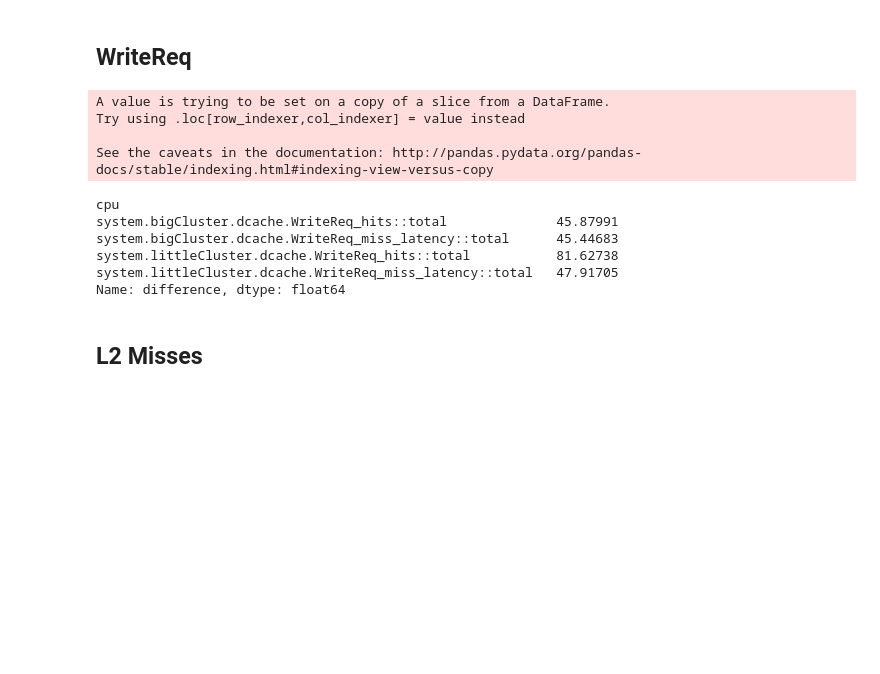
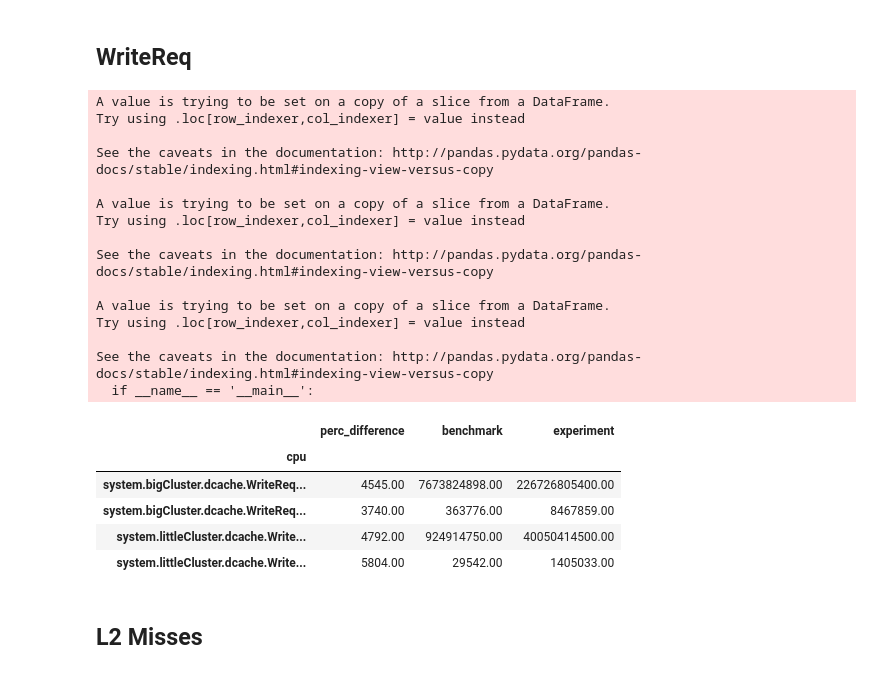
Before and after one commit to Maddy12/CDA5106_Group52019, a Jupyter notebook: FinalProjectStats.ipynb, the cells around one changed output. Drawn from its saved outputs; the diff is of its cells as text; code cells hidden in the pictures; blank space fills up the shorter version.

```diff
--- a/FinalProjectStats.ipynb
+++ b/FinalProjectStats.ipynb
@@ -92,9 +92,13 @@ pd.options.display.float_format = '{:.5f}'.format
 def get_difference(cols):
     df = all_results_df.loc[all_results_df['cpu'].isin(cols)]
     # hits = hits[(hits['canneal_exp0_run1'] > hits['canneal_exp1_run1']) & ~(hits['canneal_exp0_run1'].isnull())]
-    df['difference'] = (df['canneal_exp1_run1'].astype(float) - df['canneal_exp0_run1'].astype(float))/df['canneal_exp0_run1'].astype(float)
-    df = df.groupby('cpu').difference.mean()#.reset_index()
-    return df
+    df['perc_difference'] = ((df['canneal_exp1_run1'].astype(float) - df['canneal_exp0_run1'].astype(float))/df['canneal_exp0_run1'].astype(float))*100
+    res = df.groupby('cpu').perc_difference.mean()#.reset_index()
+    df['benchmark'] = df['canneal_exp0_run1'].astype(float)
+    df['experiment'] = df['canneal_exp1_run1'].astype(float)
+    final = pd.concat([res, df.groupby('cpu').benchmark.mean(), df.groupby('cpu').experiment.mean()], axis=1)
+    pd.options.display.float_format = '{:.2f}'.format
+    return final.round()
 # %%
 all_results_df[(all_results_df['canneal_exp1_run1'] != all_results_df['canneal_exp2_run1']) & ~(all_results_df['canneal_exp1_run1'].isnull())]
 # %% [output]
@@ -182,24 +215,35 @@ Name: difference, dtype: float64
 ## WriteReq
 # %%
 cols = [
-    "system.bigCluster.dcache.WriteReq_hits::total",
+    "system.bigCluster.dcache.WriteReq_misses::total",
     "system.bigCluster.dcache.WriteReq_miss_latency::total",
-    "system.littleCluster.dcache.WriteReq_hits::total",
+    "system.littleCluster.dcache.WriteReq_misses::total",
     "system.littleCluster.dcache.WriteReq_miss_latency::total",
 ]
 writereq = get_difference(cols)
 writereq
 # %% [output]
 A value is trying to be set on a copy of a slice from a DataFrame.
 Try using .loc[row_indexer,col_indexer] = value instead
 
 See the caveats in the documentation: http://pandas.pydata.org/pandas-docs/stable/indexing.html#indexing-view-versus-copy
+
+A value is trying to be set on a copy of a slice from a DataFrame.
+Try using .loc[row_indexer,col_indexer] = value instead
+
+See the caveats in the documentation: http://pandas.pydata.org/pandas-docs/stable/indexing.html#indexing-view-versus-copy
+
+A value is trying to be set on a copy of a slice from a DataFrame.
+Try using .loc[row_indexer,col_indexer] = value instead
+
+See the caveats in the documentation: http://pandas.pydata.org/pandas-docs/stable/indexing.html#indexing-view-versus-copy
+  if __name__ == '__main__':
-cpu
-system.bigCluster.dcache.WriteReq_hits::total              45.87991
-system.bigCluster.dcache.WriteReq_miss_latency::total      45.44683
-system.littleCluster.dcache.WriteReq_hits::total           81.62738
-system.littleCluster.dcache.WriteReq_miss_latency::total   47.91705
-Name: difference, dtype: float64
+|  | perc_difference | benchmark | experiment |
+| cpu |  |  |  |
+| system.bigCluster.dcache.WriteReq... | 4545.00 | 7673824898.00 | 226726805400.00 |
+| system.bigCluster.dcache.WriteReq... | 3740.00 | 363776.00 | 8467859.00 |
+| system.littleCluster.dcache.Write... | 4792.00 | 924914750.00 | 40050414500.00 |
+| system.littleCluster.dcache.Write... | 5804.00 | 29542.00 | 1405033.00 |
 # %% [markdown]
 ## L2 Misses
 # %%
```
Also changed, not shown: parts of 6 cells of this notebook.
